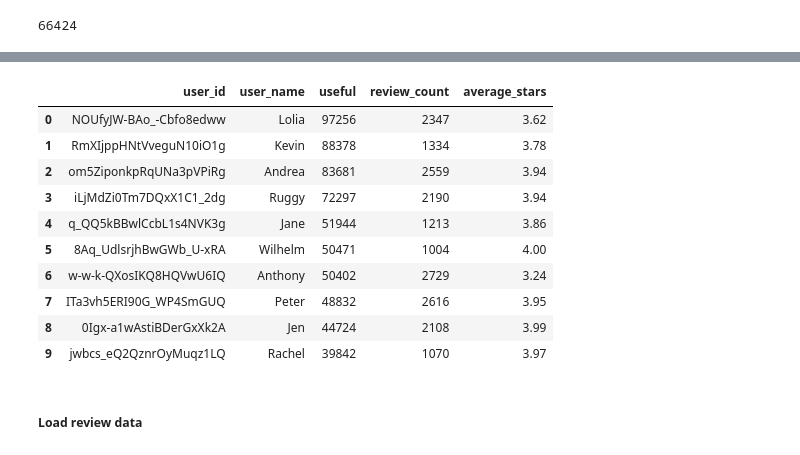
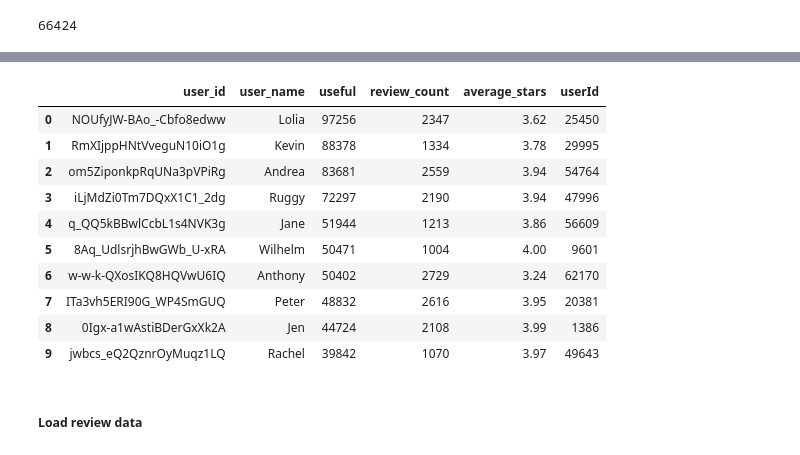
Before and after one commit to Samimust/my-yelper, a Jupyter notebook: Data Wrangling and Exploration.ipynb, the cells around one changed output, grey strips where cells are left out. Cells and saved outputs as stored; diff of their text form; code cells hidden in the pictures.

```diff
--- a/Data Wrangling and Exploration.ipynb
+++ b/Data Wrangling and Exploration.ipynb
@@ -469,26 +502,26 @@ user_df.createOrReplaceTempView("users")
 # %%
 # get top 10 users based in their useful rviews
 
 query = """
-SELECT user_id, user_name, useful, review_count, average_stars
+SELECT user_id, user_name, useful, review_count, average_stars, userId
 FROM users
 ORDER BY useful DESC
 LIMIT 10
 """
 
 spark.sql(query).toPandas()
 # %% [output]
-|  | user_id | user_name | useful | review_count | average_stars |
-| 0 | NOUfyJW-BAo_-Cbfo8edww | Lolia | 97256 | 2347 | 3.62 |
-| 1 | RmXIjppHNtVveguN10iO1g | Kevin | 88378 | 1334 | 3.78 |
-| 2 | om5ZiponkpRqUNa3pVPiRg | Andrea | 83681 | 2559 | 3.94 |
-| 3 | iLjMdZi0Tm7DQxX1C1_2dg | Ruggy | 72297 | 2190 | 3.94 |
-| 4 | q_QQ5kBBwlCcbL1s4NVK3g | Jane | 51944 | 1213 | 3.86 |
-| 5 | 8Aq_UdlsrjhBwGWb_U-xRA | Wilhelm | 50471 | 1004 | 4.00 |
-| 6 | w-w-k-QXosIKQ8HQVwU6IQ | Anthony | 50402 | 2729 | 3.24 |
-| 7 | ITa3vh5ERI90G_WP4SmGUQ | Peter | 48832 | 2616 | 3.95 |
-| 8 | 0Igx-a1wAstiBDerGxXk2A | Jen | 44724 | 2108 | 3.99 |
-| 9 | jwbcs_eQ2QznrOyMuqz1LQ | Rachel | 39842 | 1070 | 3.97 |
+|  | user_id | user_name | useful | review_count | average_stars | userId |
+| 0 | NOUfyJW-BAo_-Cbfo8edww | Lolia | 97256 | 2347 | 3.62 | 25450 |
+| 1 | RmXIjppHNtVveguN10iO1g | Kevin | 88378 | 1334 | 3.78 | 29995 |
+| 2 | om5ZiponkpRqUNa3pVPiRg | Andrea | 83681 | 2559 | 3.94 | 54764 |
+| 3 | iLjMdZi0Tm7DQxX1C1_2dg | Ruggy | 72297 | 2190 | 3.94 | 47996 |
+| 4 | q_QQ5kBBwlCcbL1s4NVK3g | Jane | 51944 | 1213 | 3.86 | 56609 |
+| 5 | 8Aq_UdlsrjhBwGWb_U-xRA | Wilhelm | 50471 | 1004 | 4.00 | 9601 |
+| 6 | w-w-k-QXosIKQ8HQVwU6IQ | Anthony | 50402 | 2729 | 3.24 | 62170 |
+| 7 | ITa3vh5ERI90G_WP4SmGUQ | Peter | 48832 | 2616 | 3.95 | 20381 |
+| 8 | 0Igx-a1wAstiBDerGxXk2A | Jen | 44724 | 2108 | 3.99 | 1386 |
+| 9 | jwbcs_eQ2QznrOyMuqz1LQ | Rachel | 39842 | 1070 | 3.97 | 49643 |
 # %% [markdown]
 ##### Load review data
 # %%
```
Also changed, not shown: parts of 39 cells of this notebook.
